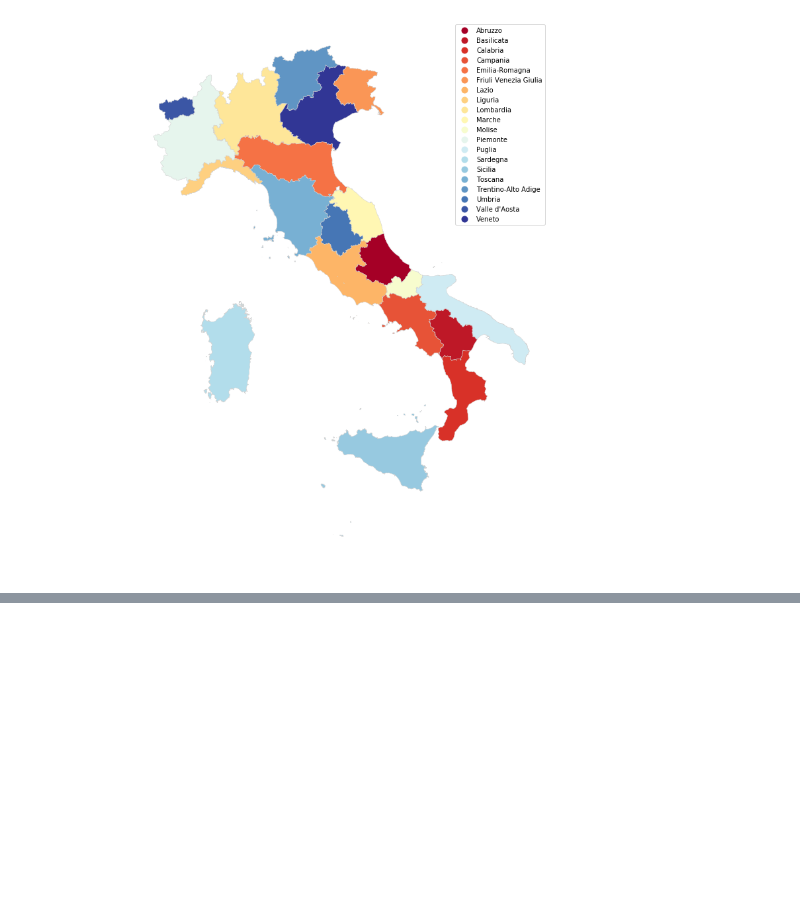
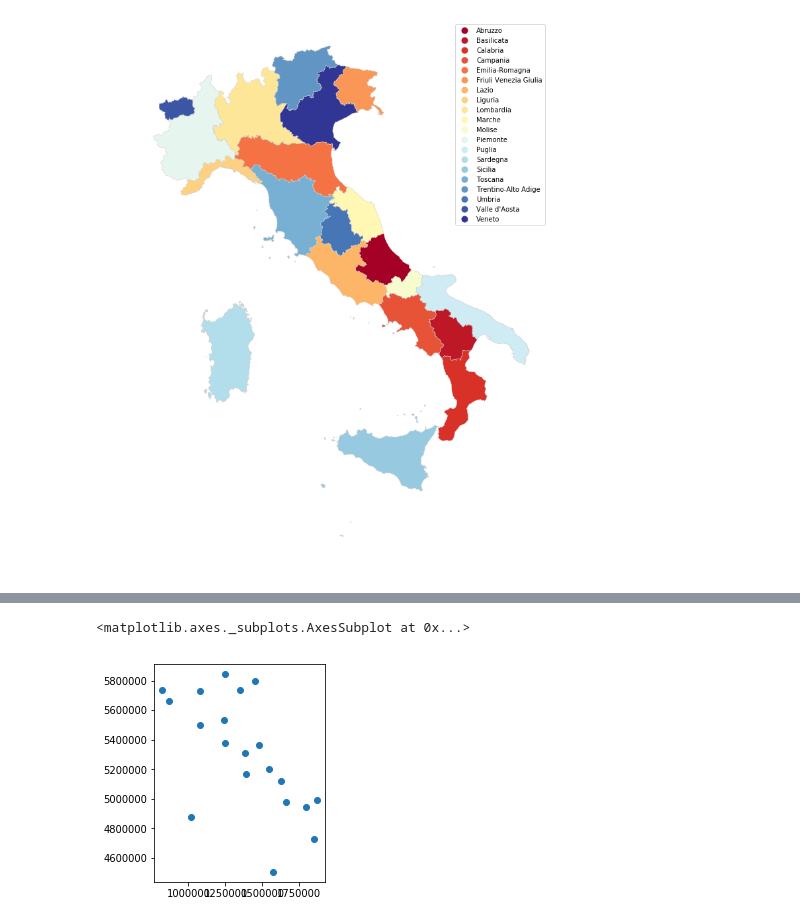
Before and after one commit to napo/geospatial_bigdive, a Jupyter notebook: 03 - Visualizing Geospatial Data #bigdive8.ipynb, the cells around one changed output, grey strips where cells are left out. Drawn from its saved outputs; the diff is of its cells as text; code cells hidden in the pictures; blank space fills up the shorter version.

```diff
--- a/03 - Visualizing Geospatial Data #bigdive8.ipynb
+++ b/03 - Visualizing Geospatial Data #bigdive8.ipynb
@@ -107,0 +148,7 @@ ax.set_axis_off()
+# %%
+representative_points = representative_points.rename(columns={0:'geometry'}).set_geometry('geometry')
+# %%
+representative_points.plot()
+# %% [output]
+<matplotlib.axes._subplots.AxesSubplot at 0x...>
+[figure, added]
```
Also changed, not shown: parts of 13 cells of this notebook, 1 other file.
